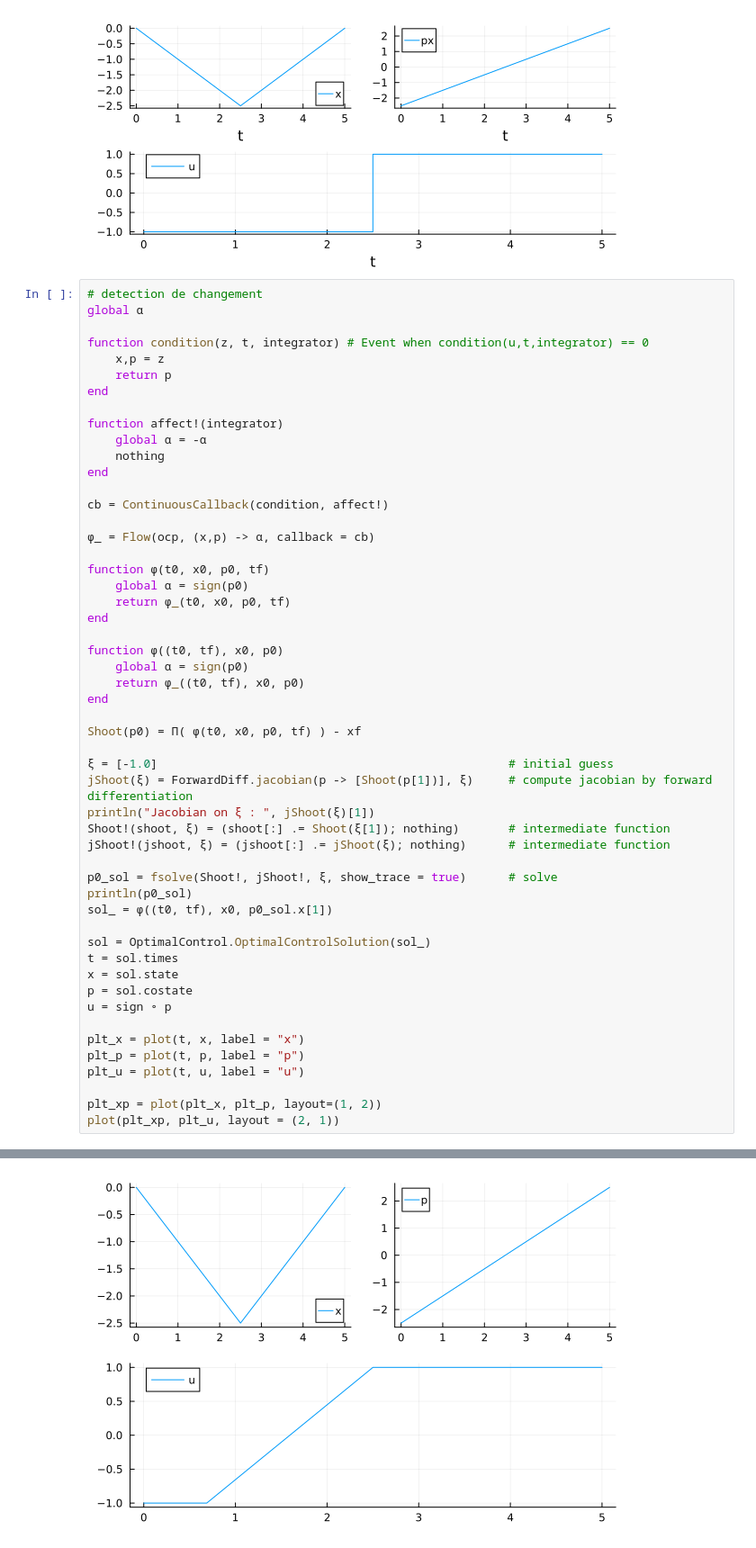
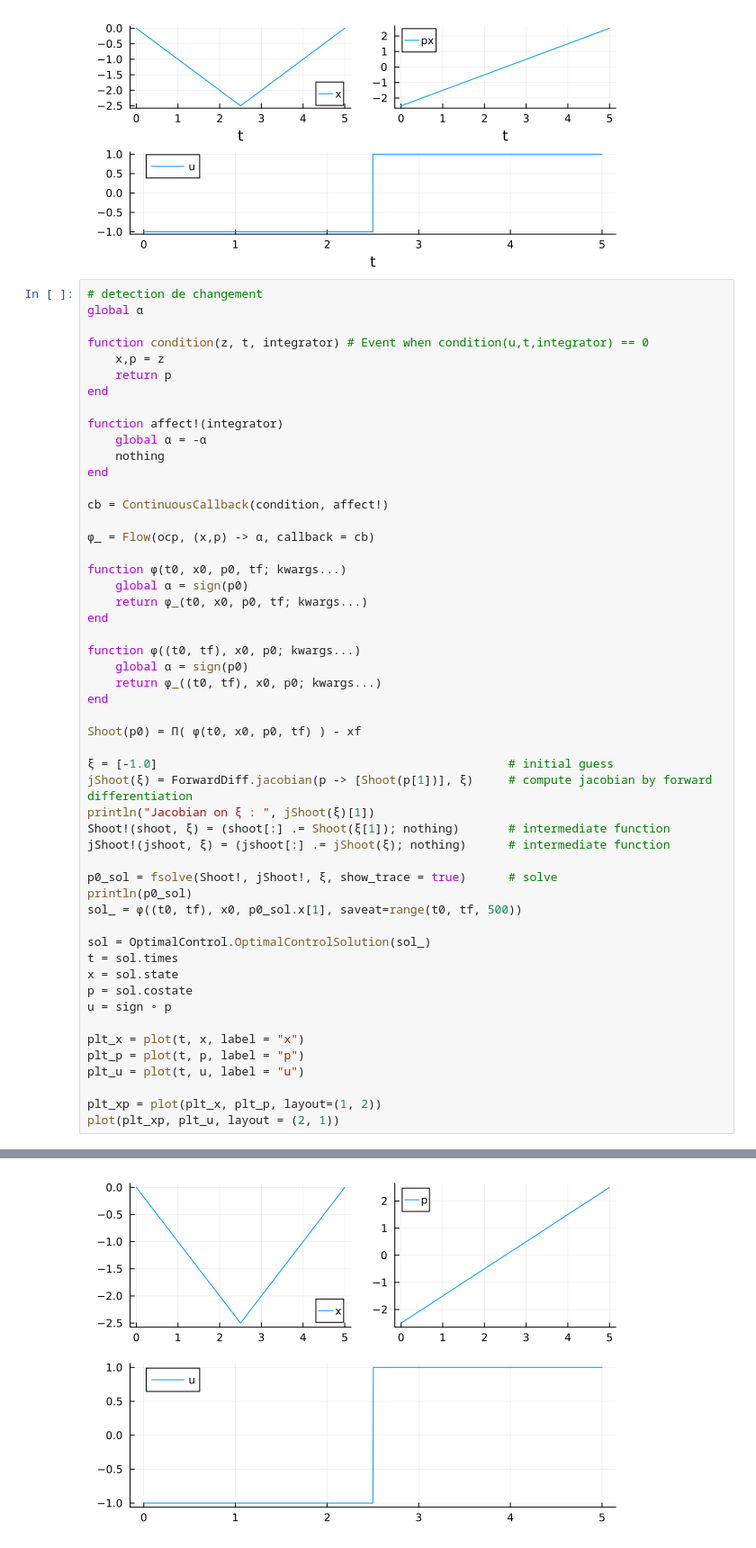
Before and after one commit to control-toolbox/GeometricPreconditioner.jl, a Jupyter notebook: 2D-example.ipynb, the cells around one changed output, grey strips where cells are left out. Shown: that part at 90% size. Drawn from its saved outputs; the diff is of its cells as text.

```diff
--- a/2D-example.ipynb
+++ b/2D-example.ipynb
@@ -143,14 +143,14 @@ cb = ContinuousCallback(condition, affect!)
 
 φ_ = Flow(ocp, (x,p) -> α, callback = cb)
 
-function φ(t0, x0, p0, tf)
+function φ(t0, x0, p0, tf; kwargs...)
     global α = sign(p0)
-    return φ_(t0, x0, p0, tf)
+    return φ_(t0, x0, p0, tf; kwargs...)
 end
 
-function φ((t0, tf), x0, p0)
+function φ((t0, tf), x0, p0; kwargs...)
     global α = sign(p0)
-    return φ_((t0, tf), x0, p0)
+    return φ_((t0, tf), x0, p0; kwargs...)
 end
 
 Shoot(p0) = Π( φ(t0, x0, p0, tf) ) - xf
@@ -163,7 +163,7 @@ jShoot!(jshoot, ξ) = (jshoot[:] .= jShoot(ξ); nothing)      # intermediate fun
 
 p0_sol = fsolve(Shoot!, jShoot!, ξ, show_trace = true)      # solve
 println(p0_sol)
-sol_ = φ((t0, tf), x0, p0_sol.x[1])
+sol_ = φ((t0, tf), x0, p0_sol.x[1], saveat=range(t0, tf, 500))
 
 sol = OptimalControl.OptimalControlSolution(sol_)
 t = sol.times
@@ -199,3 +199,3 @@ Results of Nonlinear Solver Algorithm
  * Function Calls: 7
  * Jacobian Calls (df/dx): 2
-[figure, old version]
+[figure, new version]
```
Also changed, not shown: parts of 2 cells of this notebook.
